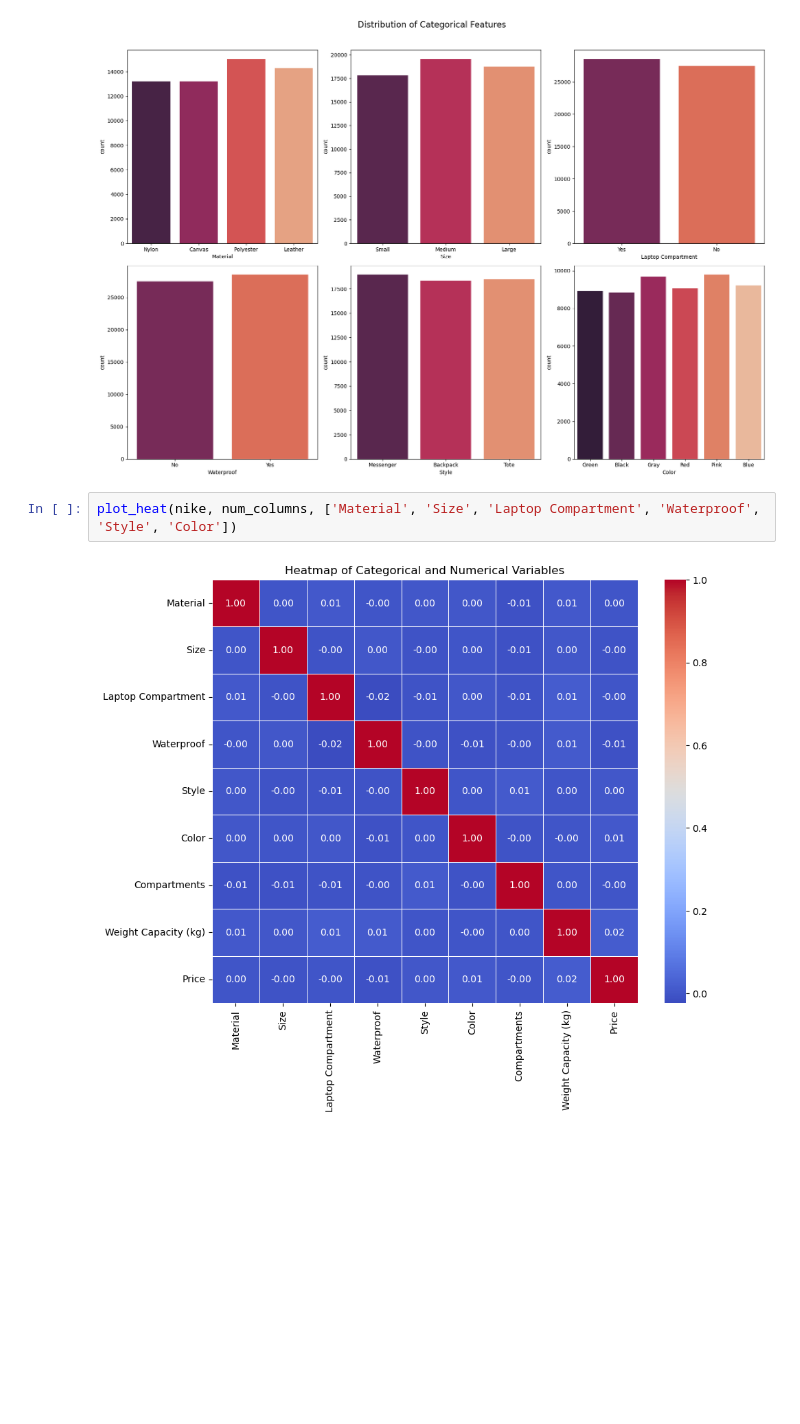
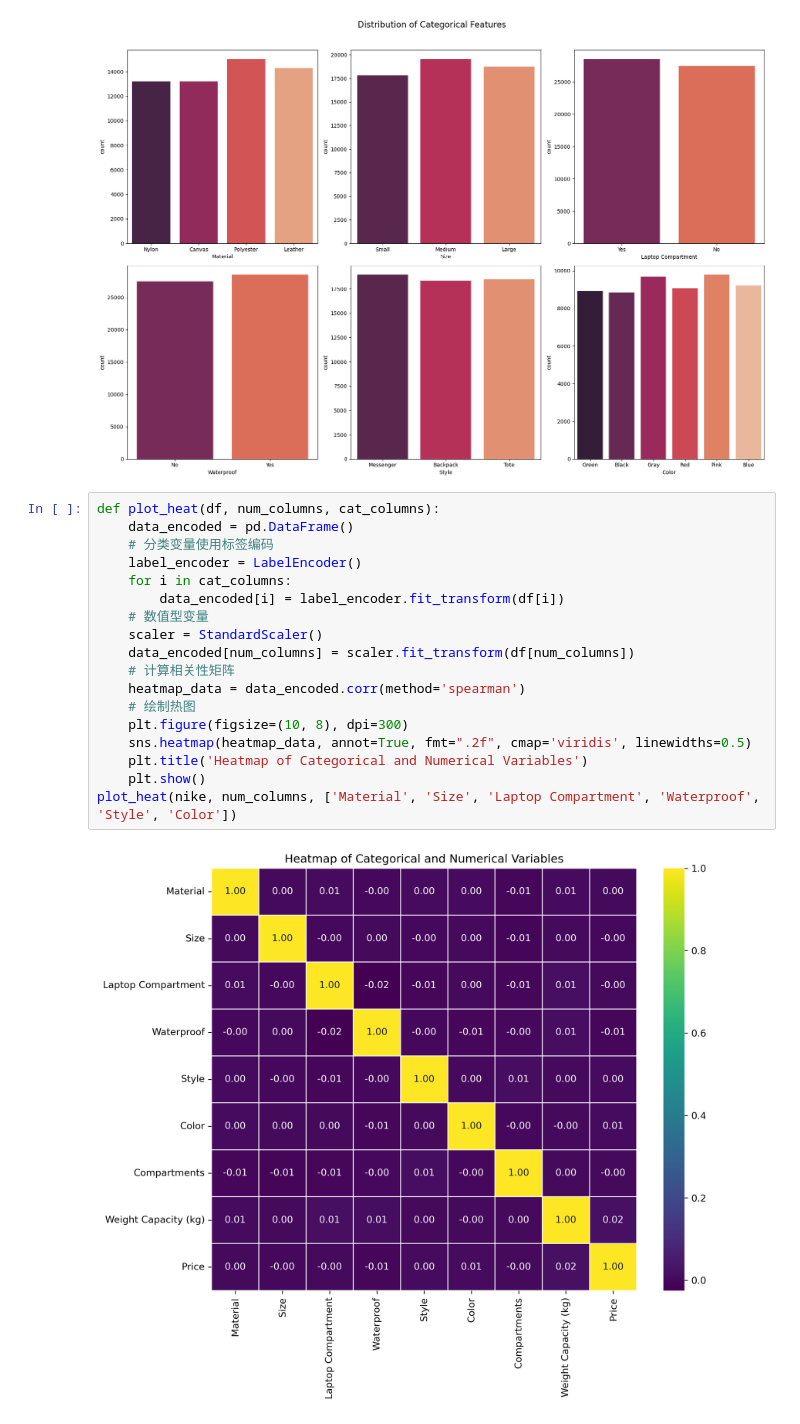
Before and after one commit to OneRaise5385/Backpack, a Jupyter notebook: notebooks/backpack2.ipynb, the cells around one changed output. Cells and saved outputs as stored; diff of their text form; blank space fills up the shorter version.

```diff
--- a/notebooks/backpack2.ipynb
+++ b/notebooks/backpack2.ipynb
@@ -62,7 +62,23 @@ plot_distribution(nike, num_columns, 'num')
 plot_distribution(nike, ['Material', 'Size', 'Laptop Compartment', 'Waterproof', 'Style', 'Color'], 'cat')
 # %% [output]
 [figure]
-# %%
-plot_heat(nike, num_columns, ['Material', 'Size', 'Laptop Compartment', 'Waterproof', 'Style', 'Color'])
-# %% [output]
-[figure, removed]
+# %%
+def plot_heat(df, num_columns, cat_columns):
+    data_encoded = pd.DataFrame()
+    # 分类变量使用标签编码
+    label_encoder = LabelEncoder()
+    for i in cat_columns:
+        data_encoded[i] = label_encoder.fit_transform(df[i])
+    # 数值型变量
+    scaler = StandardScaler()
+    data_encoded[num_columns] = scaler.fit_transform(df[num_columns])
+    # 计算相关性矩阵
+    heatmap_data = data_encoded.corr(method='spearman')
+    # 绘制热图
+    plt.figure(figsize=(10, 8), dpi=300)
+    sns.heatmap(heatmap_data, annot=True, fmt=".2f", cmap='viridis', linewidths=0.5)
+    plt.title('Heatmap of Categorical and Numerical Variables')
+    plt.show()
+plot_heat(nike, num_columns, ['Material', 'Size', 'Laptop Compartment', 'Waterproof', 'Style', 'Color'])
+# %% [output]
+[figure, added]
```
